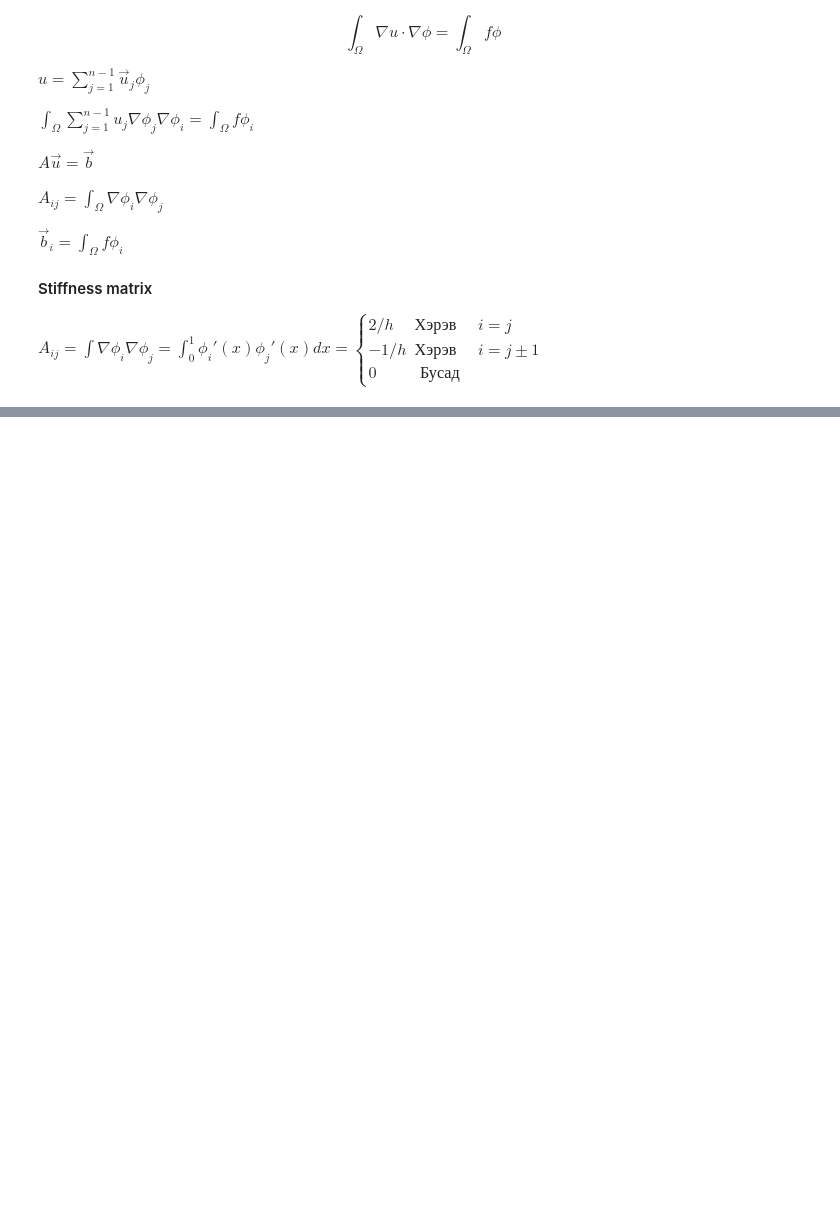
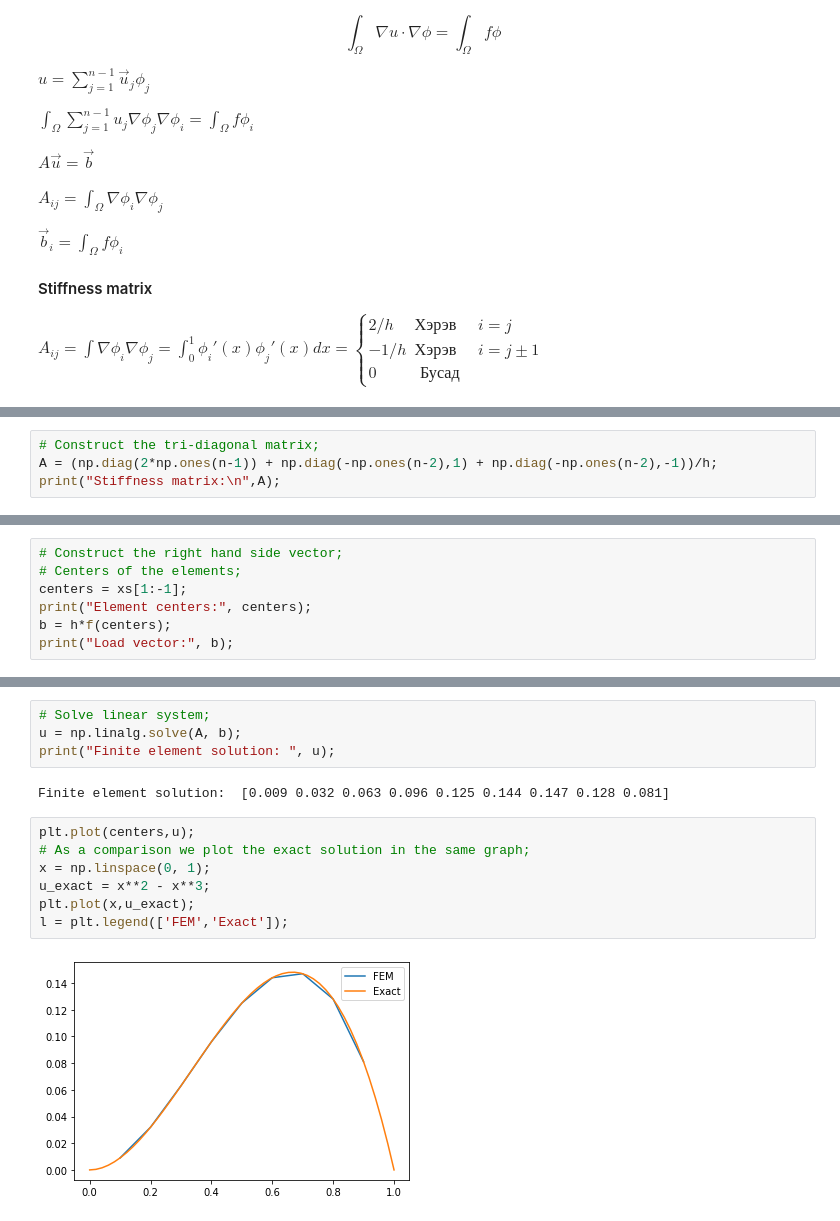
Before and after one commit to gooyoo-a/Neural-Network-for-Differential-Equations, a Jupyter notebook: Practical_Application_of_the_Finite_Element_Method_(FEM).ipynb, the cells around one changed output, grey strips where cells are left out. Saved outputs shown, nothing was run; the diff lists cells and outputs as text; blank space fills up the shorter version.

```diff
--- a/Practical_Application_of_the_Finite_Element_Method_(FEM).ipynb
+++ b/Practical_Application_of_the_Finite_Element_Method_(FEM).ipynb
@@ -103,0 +110,4 @@ $A_{ij} = \int \nabla \phi_i\nabla\phi_j= \int_0^1 \phi_i'(x)\phi_j'(x)dx= \begi
+# %%
+# Construct the tri-diagonal matrix;
+A = (np.diag(2*np.ones(n-1)) + np.diag(-np.ones(n-2),1) + np.diag(-np.ones(n-2),-1))/h;
+print("Stiffness matrix:\n",A);
@@ -103,0 +129,7 @@ $A_{ij} = \int \nabla \phi_i\nabla\phi_j= \int_0^1 \phi_i'(x)\phi_j'(x)dx= \begi
+# %%
+# Construct the right hand side vector;
+# Centers of the elements;
+centers = xs[1:-1];
+print("Element centers:", centers);
+b = h*f(centers);
+print("Load vector:", b);
@@ -103,0 +147,15 @@ $A_{ij} = \int \nabla \phi_i\nabla\phi_j= \int_0^1 \phi_i'(x)\phi_j'(x)dx= \begi
+# %%
+# Solve linear system;
+u = np.linalg.solve(A, b);
+print("Finite element solution: ", u);
+# %% [output]
+Finite element solution:  [0.009 0.032 0.063 0.096 0.125 0.144 0.147 0.128 0.081]
+# %%
+plt.plot(centers,u);
+# As a comparison we plot the exact solution in the same graph;
+x = np.linspace(0, 1);
+u_exact = x**2 - x**3;
+plt.plot(x,u_exact);
+l = plt.legend(['FEM','Exact']);
+# %% [output]
+[figure, added]
```
Also changed, not shown: parts of 9 cells of this notebook.
